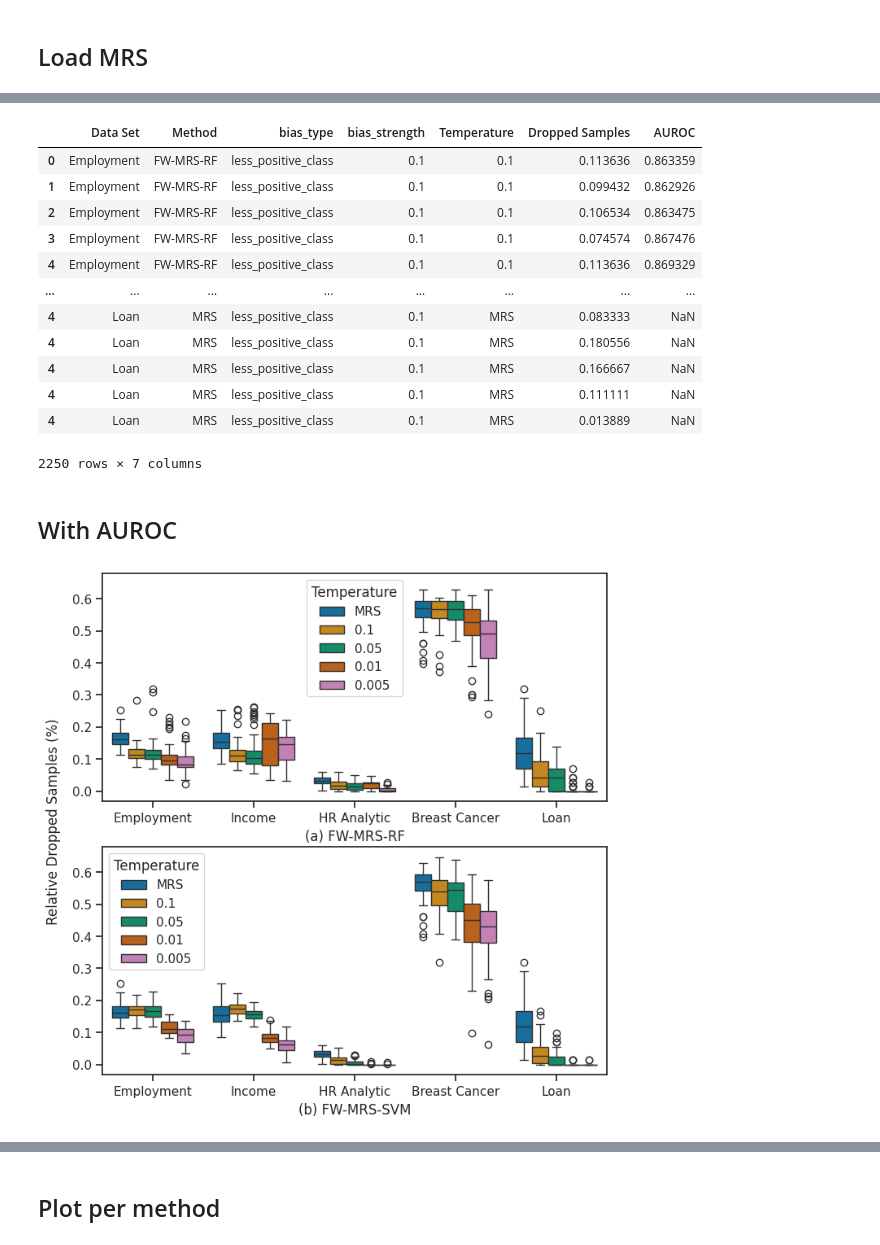
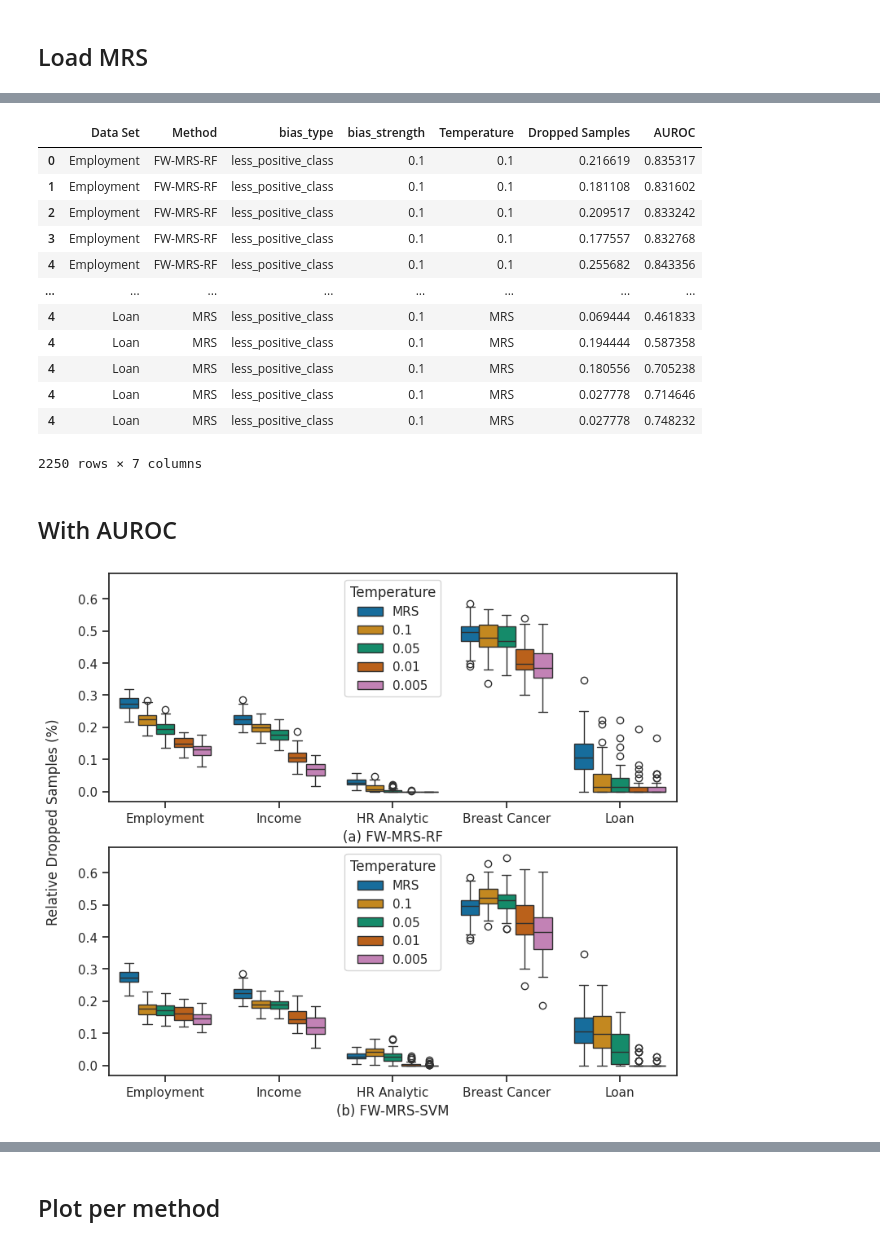
Before and after one commit to kramerlab/FeatureWeightDebiasing, a Jupyter notebook: notebooks/create_boxplots.ipynb, the cells around one changed output, grey strips where cells are left out. Saved outputs shown, nothing was run; the diff lists cells and outputs as text; code cells hidden in the pictures.

Commit message:
Finalize results

```diff
--- a/notebooks/create_boxplots.ipynb
+++ b/notebooks/create_boxplots.ipynb
@@ -7,13 +7,11 @@ import matplotlib.pyplot as plt
 Path("diagrams").mkdir(exist_ok=True)
 # %%
 result_path = Path("../thesis_results/downstream_task")
-# methods_list = ["uniform","psa", "kmm", "mrs-forest", "fw-mrs-temperature",  "fw-mrs-temperature-svm", "soft-mrs-linear", "soft-mrs-exponential"]
 methods_list = ["fw-mrs-temperature",  "fw-mrs-temperature-svm"]
 # bias_types = ["less_negative_class", "less_positive_class", "mean_difference"]
 bias_types = ["less_positive_class"]
-# less_bias_strengths = ["0.1", "0.2", "0.3"]
 less_bias_strengths = ["0.1"]
-mean_bias_strengthts = ["0.8", "0.9"]
+mean_bias_strengthts = ["0.8"]
 datasets = ["folktables_employment", "folktables_income", "hr_analytics", "breast_cancer", "loan_prediction"]
 # %% [markdown]
 ## Plot per temperature
@@ -29,8 +27,8 @@ for dataset in datasets:
             else :
                 bias_strengths = less_bias_strengths
             for bias_strength in bias_strengths:
-                dropped_samples_file_name = result_path / dataset / bias_type /  bias_strength/ method / "validation/dropped_samples_val_dict.json"
-                auroc_file_name = result_path / dataset / bias_type /  bias_strength/ method / "validation/auroc_val_dict.json"
+                dropped_samples_file_name = result_path / dataset / bias_type /  bias_strength/ method / "validation/dropped_samples_individual_val_dict.json"
+                auroc_file_name = result_path / dataset / bias_type /  bias_strength/ method / "validation"/ "auroc_individual_val_dict.json"
                 dropped_samples_file = pd.read_json(str(dropped_samples_file_name), orient="records", typ="series", convert_axes=False)
                 auroc_file = pd.read_json(str(auroc_file_name), orient="records", typ="series", convert_axes=False)
                 dict_list.append(
@@ -89,24 +71,21 @@ for dataset in datasets:
         else :
             bias_strengths = less_bias_strengths
         for bias_strength in bias_strengths:
-            dropped_samples_file_name = result_path / dataset / bias_type /  bias_strength/ "mrs-forest" / "classification_results/dropped_samples.json"
-            auroc_file_name = result_path / dataset / bias_type /  bias_strength/ "mrs-forest" / "classification_results/rf_auroc.json"
+            dropped_samples_file_name = result_path / dataset / bias_type /  bias_strength/ "mrs-forest" / "validation" / "dropped_samples_individual_val_dict.json"
+            auroc_file_name = result_path / dataset / bias_type /  bias_strength/ "mrs-forest" / "validation"/ "auroc_individual_val_dict.json"
             dropped_samples_file = pd.read_json(str(dropped_samples_file_name), orient="records", typ="series", convert_axes=False)
             auroc_file = pd.read_json(str(auroc_file_name), orient="records", typ="series", convert_axes=False)
             mrs_dict_list.append(
                 {
-                    "Dropped Samples": dropped_samples_file.values,
+                    "Dropped Samples": dropped_samples_file["0.0"]["0.01"],
                     "Data Set": dataset,
                     "Method": "MRS",
                     "bias_type": bias_type,
                     "bias_strength": bias_strength,
                 }
                             )
-            mrs_auroc_dict_list.append(
-                {
-                    "AUROC": auroc_file
-            }
-            )
+            mrs_auroc_dict_list.extend(auroc_file["0.0"]["0.01"])
 mrs_result_df = pd.DataFrame(data=mrs_dict_list)
 mrs_result_df = mrs_result_df.explode("Dropped Samples")
 mrs_result_df["Temperature"] = "MRS"
+mrs_result_df["AUROC"] = mrs_auroc_dict_list
@@ -143,32 +120,32 @@ result_df.loc[result_df["Data Set"] == "Loan", "Dropped Samples"] = (result_df.l
 result_df
 # %% [output]
 |  | Data Set | Method | bias_type | bias_strength | Temperature | Dropped Samples | AUROC |
-| 0 | Employment | FW-MRS-RF | less_positive_class | 0.1 | 0.1 | 0.113636 | 0.863359 |
-| 1 | Employment | FW-MRS-RF | less_positive_class | 0.1 | 0.1 | 0.099432 | 0.862926 |
-| 2 | Employment | FW-MRS-RF | less_positive_class | 0.1 | 0.1 | 0.106534 | 0.863475 |
-| 3 | Employment | FW-MRS-RF | less_positive_class | 0.1 | 0.1 | 0.074574 | 0.867476 |
-| 4 | Employment | FW-MRS-RF | less_positive_class | 0.1 | 0.1 | 0.113636 | 0.869329 |
+| 0 | Employment | FW-MRS-RF | less_positive_class | 0.1 | 0.1 | 0.216619 | 0.835317 |
+| 1 | Employment | FW-MRS-RF | less_positive_class | 0.1 | 0.1 | 0.181108 | 0.831602 |
+| 2 | Employment | FW-MRS-RF | less_positive_class | 0.1 | 0.1 | 0.209517 | 0.833242 |
+| 3 | Employment | FW-MRS-RF | less_positive_class | 0.1 | 0.1 | 0.177557 | 0.832768 |
+| 4 | Employment | FW-MRS-RF | less_positive_class | 0.1 | 0.1 | 0.255682 | 0.843356 |
 | ... | ... | ... | ... | ... | ... | ... | ... |
-| 4 | Loan | MRS | less_positive_class | 0.1 | MRS | 0.083333 | NaN |
-| 4 | Loan | MRS | less_positive_class | 0.1 | MRS | 0.180556 | NaN |
-| 4 | Loan | MRS | less_positive_class | 0.1 | MRS | 0.166667 | NaN |
-| 4 | Loan | MRS | less_positive_class | 0.1 | MRS | 0.111111 | NaN |
-| 4 | Loan | MRS | less_positive_class | 0.1 | MRS | 0.013889 | NaN |
+| 4 | Loan | MRS | less_positive_class | 0.1 | MRS | 0.069444 | 0.461833 |
+| 4 | Loan | MRS | less_positive_class | 0.1 | MRS | 0.194444 | 0.587358 |
+| 4 | Loan | MRS | less_positive_class | 0.1 | MRS | 0.180556 | 0.705238 |
+| 4 | Loan | MRS | less_positive_class | 0.1 | MRS | 0.027778 | 0.714646 |
+| 4 | Loan | MRS | less_positive_class | 0.1 | MRS | 0.027778 | 0.748232 |
 2250 rows × 7 columns
 # %% [markdown]
 ## With AUROC
 # %%
-fig, axes = plt.subplots(2, 1, sharey=True, sharex=False, figsize=(8, 8))
+fig, axes = plt.subplots(2, 1, sharey=True, sharex=False, figsize=(9, 8))
 ylabel="Relative Dropped Samples (%)"
 sns.set_theme(style="ticks", palette="colorblind")
 sns.boxplot(data=result_df[result_df["Method"].isin(["MRS", "FW-MRS-RF"])], y="Dropped Samples", x="Data Set",
             hue="Temperature", legend=True, hue_order=["MRS", "0.1", "0.05", "0.01", "0.005"],
               ax=axes[0]).set(xlabel="(a) FW-MRS-RF",  ylabel=None)
 axes[0].xaxis.get_label().set_visible(True)
 sns.boxplot(data=result_df[result_df["Method"].isin(["MRS", "FW-MRS-SVM"])], y="Dropped Samples", x="Data Set",
            hue="Temperature", ax=axes[1], hue_order=["MRS", "0.1", "0.05", "0.01", "0.005"]).set(xlabel="(b) FW-MRS-SVM", ylabel=None)
 fig.text(0.05,0.5, ylabel, ha="center", va="center", rotation=90)
-plt.savefig("diagrams/dropped_samples_per_temperature.pdf")
+plt.savefig("diagrams/dropped_samples_per_temperature_fixed.pdf")
 # %% [output]
-[figure, old version]
+[figure, new version]
 # %%
```
Also changed, not shown: parts of 8 cells of this notebook, 16 other files.
